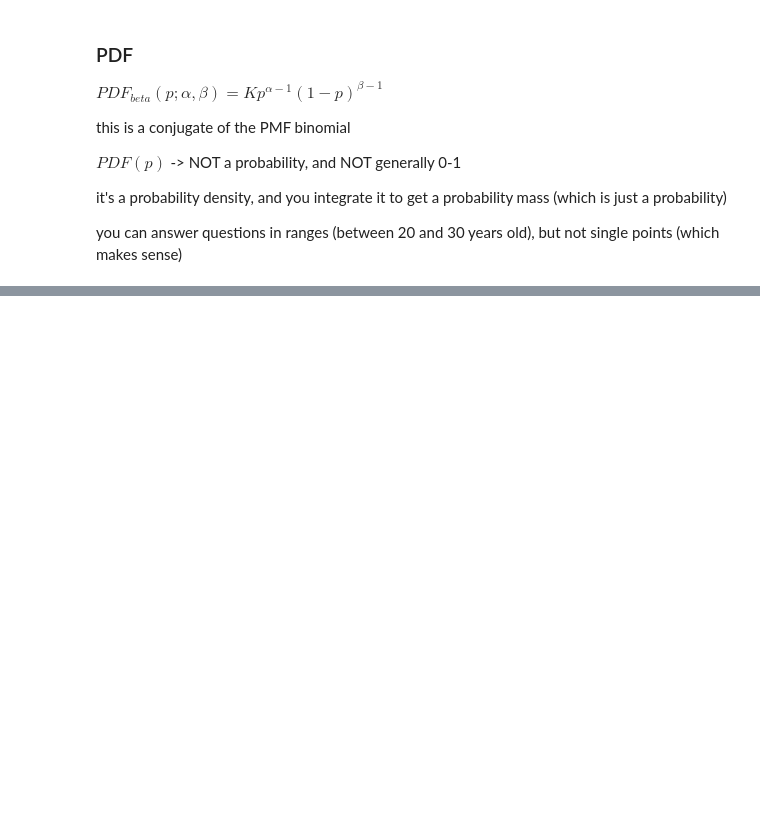
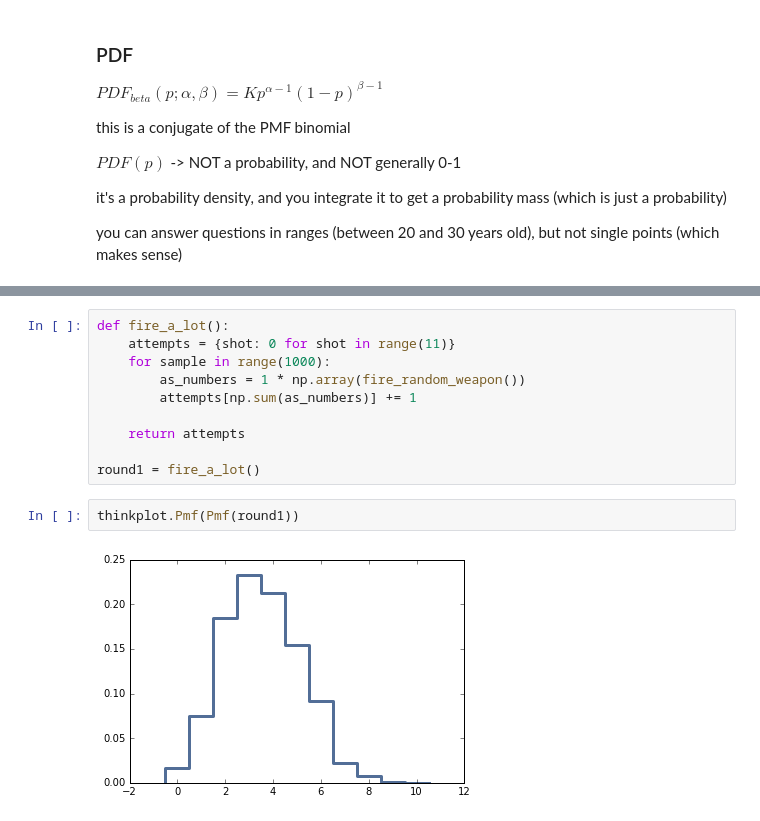
Before and after one commit to wolfd/ThinkBayes2, a Jupyter notebook: code/Notes.ipynb, the cells around one changed output, grey strips where cells are left out. Cells and saved outputs as stored; diff of their text form; blank space fills up the shorter version.

```diff
--- a/code/Notes.ipynb
+++ b/code/Notes.ipynb
@@ -35,0 +79,14 @@ you can answer questions in ranges (between 20 and 30 years old), but not single
+# %%
+def fire_a_lot():
+    attempts = {shot: 0 for shot in range(11)}
+    for sample in range(1000):
+        as_numbers = 1 * np.array(fire_random_weapon())
+        attempts[np.sum(as_numbers)] += 1
+
+    return attempts
+
+round1 = fire_a_lot()
+# %%
+thinkplot.Pmf(Pmf(round1))
+# %% [output]
+[figure, added]
```
Also changed, not shown: parts of 4 cells of this notebook, 14 other files.
